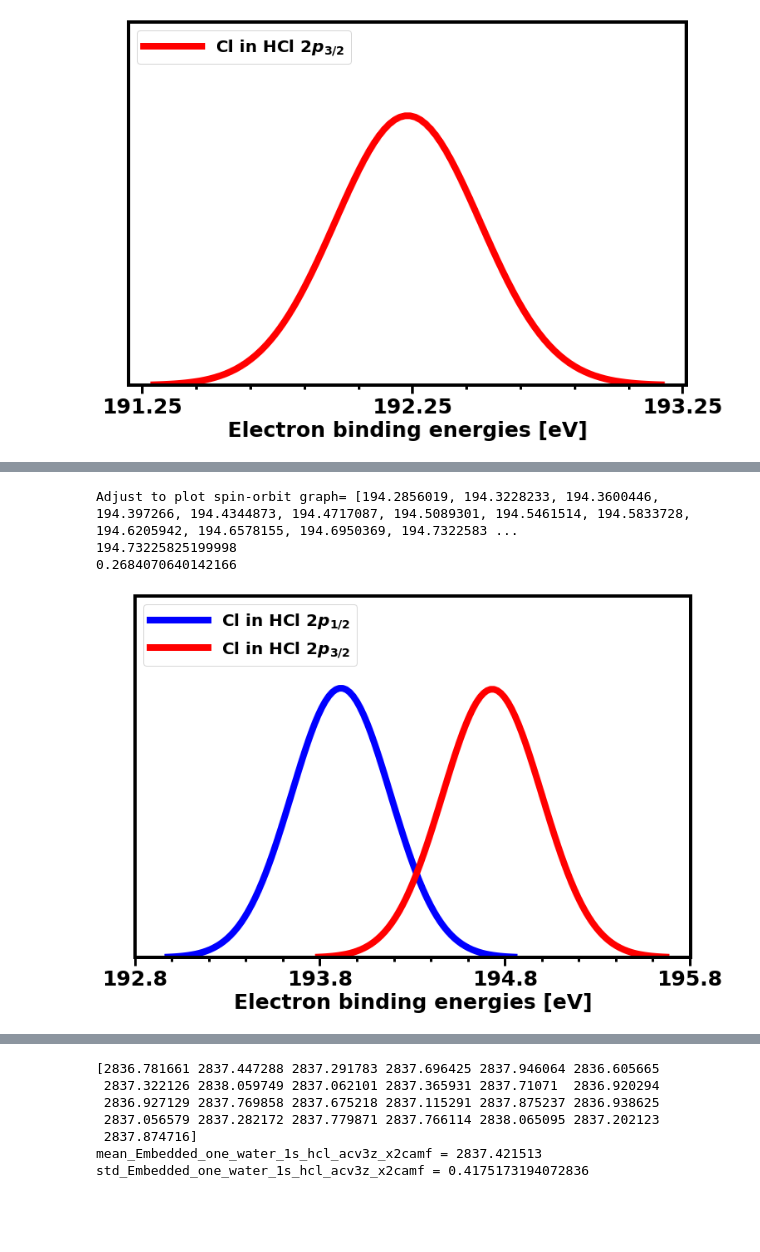
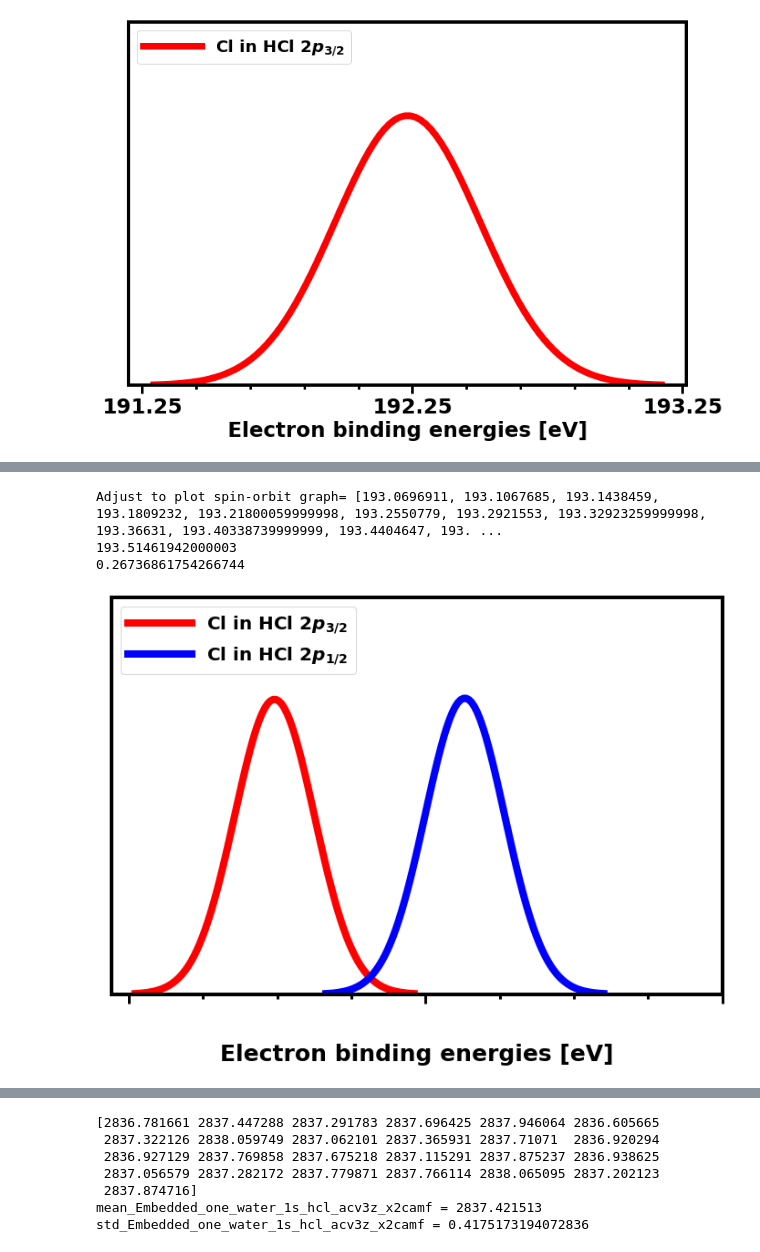
Before and after one commit to richopoku/HCl_project_graphs_binder, a Jupyter notebook: Graphs_core_properties.ipynb, the cells around one changed output, grey strips where cells are left out. Drawn from its saved outputs; the diff is of its cells as text; code cells hidden in the pictures; blank space fills up the shorter version.

Commit message:
made changes to some graphs

```diff
--- a/Graphs_core_properties.ipynb
+++ b/Graphs_core_properties.ipynb
@@ -2878,53 +1700,53 @@ std_Embedded_zero_water_p32_hcl_saop = 0.2684070640142166
 plt.figure(figsize=(12,8))
 
 plt.ticklabel_format(useOffset=False)
 
 
-Embedded_zero_water_p32_hcl_saop_adjust_for_spin_orbit = []
+Embedded_zero_water_p12_hcl_saop_adjust_for_spin_orbit = []
 
-for i in Embedded_zero_water_p32_hcl_saop:
-    i+=2.5
-    Embedded_zero_water_p32_hcl_saop_adjust_for_spin_orbit.append(i)
-print("Adjust to plot spin-orbit graph=", Embedded_zero_water_p32_hcl_saop_adjust_for_spin_orbit)
+for i in Embedded_zero_water_p12_hcl_saop:
+    i-=0.4
+    Embedded_zero_water_p12_hcl_saop_adjust_for_spin_orbit.append(i)
+print("Adjust to plot spin-orbit graph=", Embedded_zero_water_p12_hcl_saop_adjust_for_spin_orbit)
 
 
-mean_Embedded_zero_water_p32_hcl_saop_adjust_for_spin_orbit = np.mean(Embedded_zero_water_p32_hcl_saop_adjust_for_spin_orbit)
-std_Embedded_zero_water_p32_hcl_saop_adjust_for_spin_orbit = np.std(Embedded_zero_water_p32_hcl_saop_adjust_for_spin_orbit)
-print(mean_Embedded_zero_water_p32_hcl_saop_adjust_for_spin_orbit )
-print(std_Embedded_zero_water_p32_hcl_saop_adjust_for_spin_orbit )
+mean_Embedded_zero_water_p12_hcl_saop_adjust_for_spin_orbit = np.mean(Embedded_zero_water_p12_hcl_saop_adjust_for_spin_orbit)
+std_Embedded_zero_water_p12_hcl_saop_adjust_for_spin_orbit = np.std(Embedded_zero_water_p12_hcl_saop_adjust_for_spin_orbit)
+print(mean_Embedded_zero_water_p12_hcl_saop_adjust_for_spin_orbit )
+print(std_Embedded_zero_water_p12_hcl_saop_adjust_for_spin_orbit )
 
 
-Embedded_zero_water_p32_hcl_saop_spin_x_32 =  np.linspace(mean_Embedded_zero_water_p32_hcl_saop_adjust_for_spin_orbit - 3.5*std_Embedded_zero_water_p32_hcl_saop_adjust_for_spin_orbit, mean_Embedded_zero_water_p32_hcl_saop_adjust_for_spin_orbit + 3.5*std_Embedded_zero_water_p32_hcl_saop_adjust_for_spin_orbit, 100)
+Embedded_zero_water_p12_hcl_saop_spin_x_12 =  np.linspace(mean_Embedded_zero_water_p12_hcl_saop_adjust_for_spin_orbit - 3.5*std_Embedded_zero_water_p12_hcl_saop_adjust_for_spin_orbit, mean_Embedded_zero_water_p12_hcl_saop_adjust_for_spin_orbit + 3.5*std_Embedded_zero_water_p12_hcl_saop_adjust_for_spin_orbit, 100)
 #print(spin_x_32)
 
 
-
-plt.plot(Embedded_zero_water_p12_hcl_saop_BE, scipy.stats.norm.pdf(Embedded_zero_water_p12_hcl_saop_BE, mean_Embedded_zero_water_p12_hcl_saop, std_Embedded_zero_water_p12_hcl_saop), color="blue", marker='>', markersize=2, linestyle='solid',label='Cl in HCl 2$p_{1/2}$', linewidth=8)
-plt.plot(Embedded_zero_water_p32_hcl_saop_spin_x_32, scipy.stats.norm.pdf(Embedded_zero_water_p32_hcl_saop_spin_x_32, mean_Embedded_zero_water_p32_hcl_saop_adjust_for_spin_orbit, std_Embedded_zero_water_p32_hcl_saop_adjust_for_spin_orbit), color="red", marker='>', markersize=2, linestyle='solid',label='Cl in HCl 2$p_{3/2}$', linewidth=8)
+plt.plot(Embedded_zero_water_p32_hcl_saop_BE, scipy.stats.norm.pdf(Embedded_zero_water_p32_hcl_saop_BE, mean_Embedded_zero_water_p32_hcl_saop, std_Embedded_zero_water_p32_hcl_saop), color="red", marker='>', markersize=2, linestyle='solid',label='Cl in HCl 2$p_{3/2}$', linewidth=8)
+plt.plot(Embedded_zero_water_p12_hcl_saop_spin_x_12, scipy.stats.norm.pdf(Embedded_zero_water_p12_hcl_saop_spin_x_12, mean_Embedded_zero_water_p12_hcl_saop_adjust_for_spin_orbit, std_Embedded_zero_water_p12_hcl_saop_adjust_for_spin_orbit), color="blue", marker='>', markersize=2, linestyle='solid',label='Cl in HCl 2$p_{1/2}$', linewidth=8)
 
 
 
 plt.minorticks_on()
-plt.tick_params(axis='both', which='major', length=10, width=3)
-plt.tick_params(axis='x', which='minor', length=5, width=3)
+plt.tick_params(axis='both', which='major', length=10, width=3, pad=40)
+plt.tick_params(axis='x', which='minor', length=5, width=3, pad=15)
 plt.ylim([0.0, 2])
-plt.xticks(np.arange(192.8, 196.5, 1))
+plt.xticks(np.arange(191.25, 195.5, 2))
 plt.xticks(fontsize=25, fontweight='bold')
 plt.yticks(fontsize=25, fontweight='bold')
 plt.legend(loc=2, prop={'size': 20}, handlelength=3.5)
 plt.xlabel('Electron binding energies [eV]', fontsize=25, fontweight='bold')
 plt.gca().axes.get_yaxis().set_visible(False)
+plt.gca().axes.xaxis.set_ticklabels([])
 #plt.ylabel('Normalized distribution', fontsize=20, fontweight='bold')
 
 #plt.savefig('hcl_in_ice_50-0water_saop-2p12_32.png', bbox_inches='tight', dpi=400)
 
 plt.show()
 plt.close()
 # %% [output]
-Adjust to plot spin-orbit graph= [194.2856019, 194.3228233, 194.3600446, 194.397266, 194.4344873, 194.4717087, 194.5089301, 194.5461514, 194.5833728, 194.6205942, 194.6578155, 194.6950369, 194.7322583 ...
-194.73225825199998
-0.2684070640142166
+Adjust to plot spin-orbit graph= [193.0696911, 193.1067685, 193.1438459, 193.1809232, 193.21800059999998, 193.2550779, 193.2921553, 193.32923259999998, 193.36631, 193.40338739999999, 193.4404647, 193. ...
+193.51461942000003
+0.26736861754266744
-[figure, old version]
+[figure, new version]
 # %%
 df = pd.read_excel('embedded_hcl_on_ice_single_water_to_hcl_ccsd.xlsx', skiprows=3)
 df.head()
```
Also changed, not shown: parts of 77 cells of this notebook, 11 other files.
